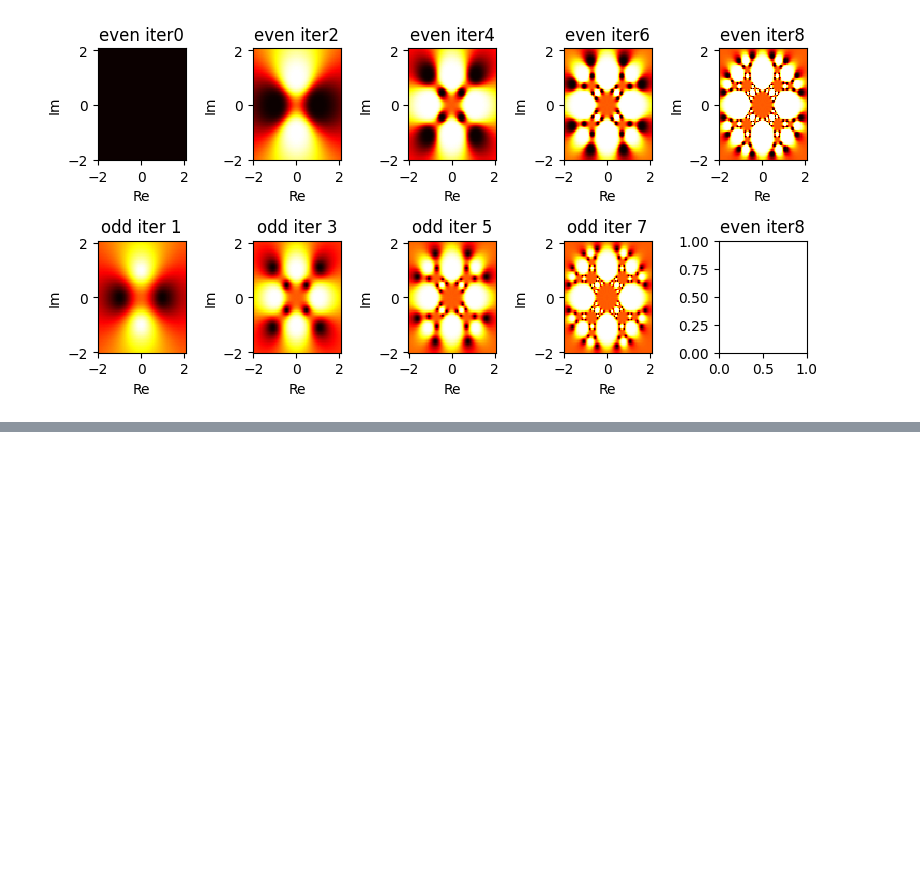
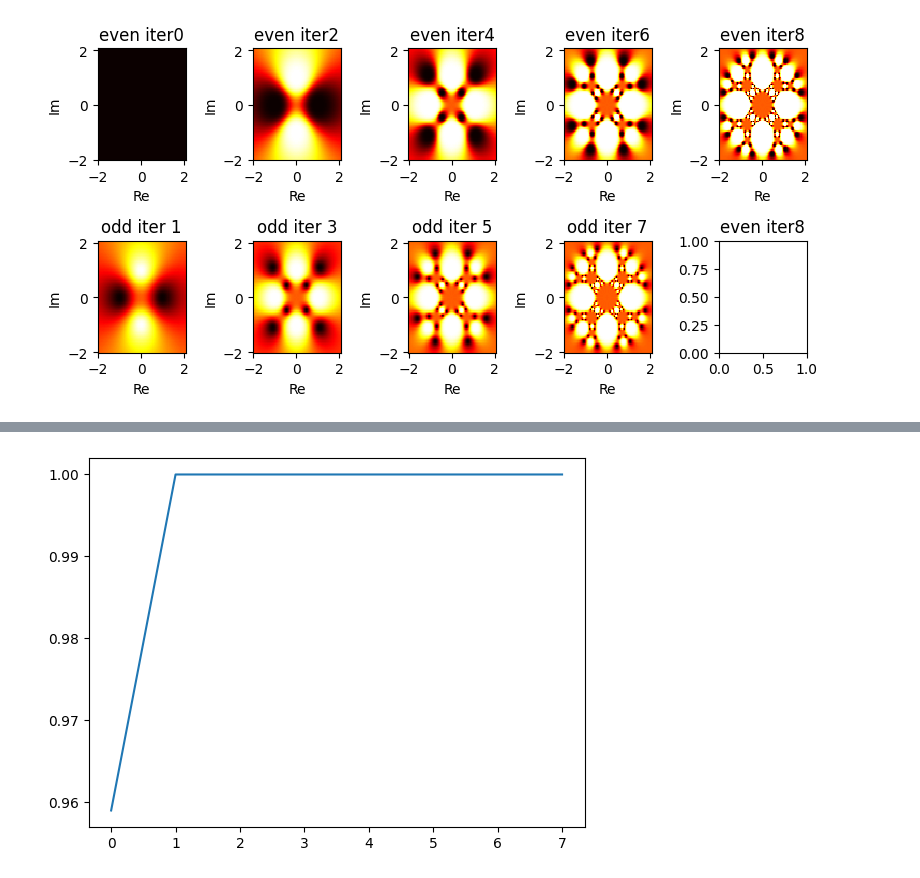
Before and after one commit to Aron9605/Wigner-Internship, a Jupyter notebook: simulation.ipynb, the cells around one changed output, grey strips where cells are left out. Saved outputs shown, nothing was run; the diff lists cells and outputs as text; code cells hidden in the pictures; blank space fills up the shorter version.

```diff
--- a/simulation.ipynb
+++ b/simulation.ipynb
@@ -1,6 +1,7 @@
 # %%
 import numpy as np
 import matplotlib.pyplot as plt
+import random
 
 CNOT_matrix=np.array([[1,0,0,0],
                       [0,1,0,0],
@@ -14,6 +15,7 @@ swap= np.array([[1,0,0,0],
                 [0,0,0,1]])
 
 identity = np.identity(2)
+bell= (np.array([[1],[0],[0],[1]])/np.sqrt(2)).reshape(4,)
 # %%
 fig, axs = plt.subplots(2, 5,figsize=(8, 4))
 
@@ -143,52 +145,69 @@ plt.show()
 # %% [output]
 [figure]
 # %%
-den_1 = np.outer(bell,bell)
+lambd = random.random()
+density_matrix_bell = np.outer(bell,np.conjugate(bell))
+den_1 = (1-lambd)*density_matrix_bell + lambd*np.identity(4)/4
 den_2 = den_1
-den = np.kron(den_1,den_2)
+f=[]
+print(lambd)
+
+for j in range(8):
 
 
-#performing swap operation
-swap_tensored =np.kron(identity,np.kron(swap,identity))
-swaped_state= np.matmul(swap_tensored,np.matmul(den,swap_tensored.conj().T))
+    for i in range(j+1):
+        den = np.kron(den_1,den_2)
+
+        #performing swap operation
+        swap_tensored =np.kron(identity,np.kron(swap,identity))
+        swaped_state= np.matmul(swap_tensored,np.matmul(den,swap_tensored.conj().T))
 
 
-#cnot operation on swapped qubits
-cnot = np.kron(CNOT_matrix,CNOT_matrix)
-state_after_cnot = np.matmul(cnot,np.matmul(swaped_state,cnot.conj().T))
+        #cnot operation on swapped qubits
+        cnot = np.kron(CNOT_matrix,CNOT_matrix)
+        state_after_cnot = np.matmul(cnot,np.matmul(swaped_state,cnot.conj().T))
 
 
-#swapping the states back
-original_psi = np.matmul(swap_tensored,np.matmul(state_after_cnot,swap_tensored.conj().T))
+        #swapping the states back
+        original_psi = np.matmul(swap_tensored,np.matmul(state_after_cnot,swap_tensored.conj().T))
 
-#hadamard operation
-tensored_hadamard = np.kron(hadamard,np.kron(hadamard,np.identity(4)))
-final_state_after_hadamard =np.matmul(tensored_hadamard,np.matmul(original_psi,tensored_hadamard.conj().T))
+        #hadamard operation
+        tensored_hadamard = np.kron(hadamard,np.kron(hadamard,np.identity(4)))
+        final_state_after_hadamard =np.matmul(tensored_hadamard,np.matmul(original_psi,tensored_hadamard.conj().T))
 
 
-#measurement
-projector=np.array([[1,0],[0,0]])
-projector_tensored = np.kron(np.identity(4),np.kron(projector,projector))
+        #measurement
+        projector=np.array([[1,0],[0,0]])
+        projector_tensored = np.kron(np.identity(4),np.kron(projector,projector))
 
-measured = np.dot(projector_tensored,np.matmul(final_state_after_hadamard,projector_tensored.conj().T))
+        measured = np.dot(projector_tensored,np.matmul(final_state_after_hadamard,projector_tensored.conj().T))
 
 
-#tracing out the measured copy
-reshaped_measured = measured.reshape([2, 2, 2, 2, 2, 2, 2, 2])  # Reshape to 4 qubits ket and bra
-first_copy_of_the_state = np.einsum('ijklmnop,ijklmnop->ij', reshaped_measured, reshaped_measured).reshape(4,)
+        #tracing out the measured copy
+        # first_copy_of_the_state = np.trace(measured.reshape(2,2,2,2,2,2,2,2),axis1=2,axis2=3,)
+        reshaped_measured = measured.reshape([2, 2, 2, 2, 2, 2, 2, 2])  # Reshape to 4 qubits ket and bra
+        first_copy_of_the_state = np.einsum('ijklmnop,ijklmnop->ij', reshaped_measured, reshaped_measured).reshape(4,)
 
-#creating bell state
-bell_state = (np.array([[1],[0],[0],[1]]) * (1/ np.sqrt(2))).reshape(4,)
+        #creating bell state
+        bell_state = (np.array([[1],[0],[0],[1]]) * (1/ np.sqrt(2))).reshape(4,)
 
-# preparation of density matrix of bell state and psi state by taking the outer product between the states
-density_matrix_bell = np.outer((bell_state),np.conjugate(bell_state))
+        # preparation of density matrix of bell state and psi state by taking the outer product between the states
+        # density_matrix_bell = np.outer((bell_state),np.conjugate(bell_state))
 
-#dividing by the trace of density matrix to make it 1
-density_matrix_pp = np.outer(first_copy_of_the_state,np.conjugate(first_copy_of_the_state)) / np.trace(np.outer((first_copy_of_the_state),np.conjugate(first_copy_of_the_state)))
+        #dividing by the trace of density matrix to make it 1
+        density_matrix_pp = np.outer(first_copy_of_the_state,np.conjugate(first_copy_of_the_state)) / np.trace(np.outer((first_copy_of_the_state),np.conjugate(first_copy_of_the_state)))
 
 
-#calculation of fidelity
-fidelity = np.dot(np.conjugate(bell_state).T, np.dot(density_matrix_pp, bell_state))
+        #calculation of fidelity
+        fidelity = np.dot(np.conjugate(bell_state).T, np.dot(density_matrix_pp, bell_state))
 
-print(fidelity)
+        den_1 = density_matrix_pp
+        den_2 = density_matrix_pp
+
+    den_1 = np.outer(bell,bell)
+    den_2 = den_1
+    f=f+[fidelity]
+
+plt.plot(range(8),f)
+print(f)
 # %% [output]
@@ -195,0 +216 @@ print(fidelity)
+[figure, added]
```
Also changed, not shown: parts of 1 cell of this notebook.
